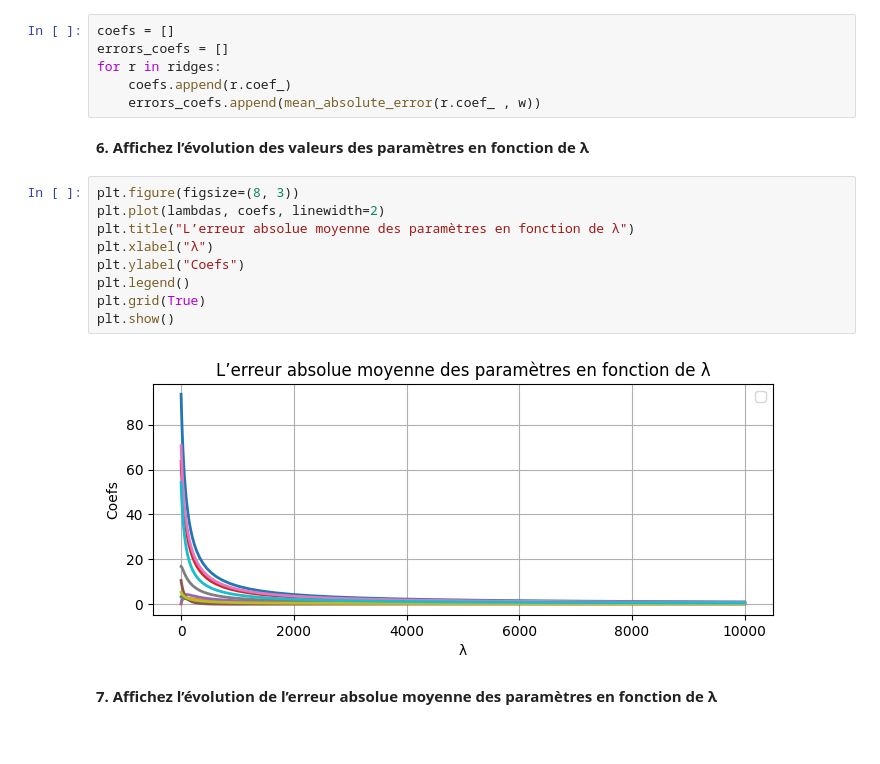
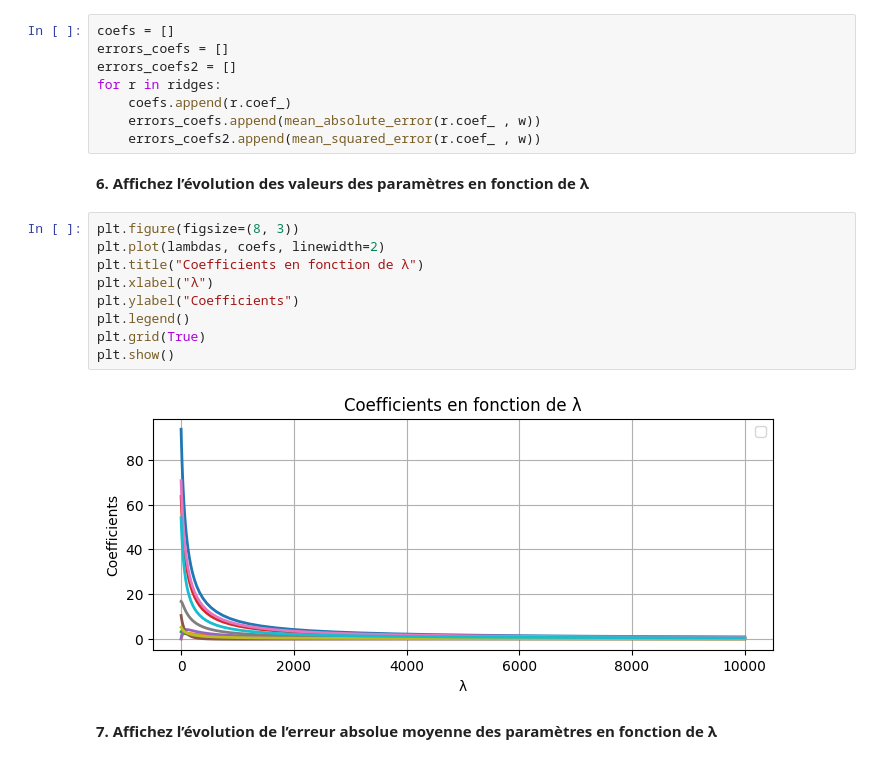
Before and after one commit to RodrigoFernandes-DA/TPs_Univ, a Jupyter notebook: Théorie et algorithmes de l'apprentissage automatique/TP3.ipynb, the cells around one changed output. Cells and saved outputs as stored; diff of their text form.

```diff
--- a/Théorie et algorithmes de l'apprentissage automatique/TP3.ipynb
+++ b/Théorie et algorithmes de l'apprentissage automatique/TP3.ipynb
@@ -49,22 +51,24 @@ for i in range(0,len(lambdas)):
 # %%
 coefs = []
 errors_coefs = []
+errors_coefs2 = []
 for r in ridges:
     coefs.append(r.coef_)
     errors_coefs.append(mean_absolute_error(r.coef_ , w))
+    errors_coefs2.append(mean_squared_error(r.coef_ , w))
 # %% [markdown]
 **6. Affichez l’évolution des valeurs des paramètres en fonction de λ**
 # %%
 plt.figure(figsize=(8, 3))
 plt.plot(lambdas, coefs, linewidth=2)
-plt.title("L’erreur absolue moyenne des paramètres en fonction de λ")
+plt.title("Coefficients en fonction de λ")
 plt.xlabel("λ")
-plt.ylabel("Coefs")
+plt.ylabel("Coefficients")
 plt.legend()
 plt.grid(True)
 plt.show()
 # %% [output]
-[figure, old version]
+[figure, new version]
 # %% [markdown]
 **7. Affichez l’évolution de l’erreur absolue moyenne des paramètres en fonction de λ**
 # %%
```
Also changed, not shown: parts of 44 cells of this notebook.
